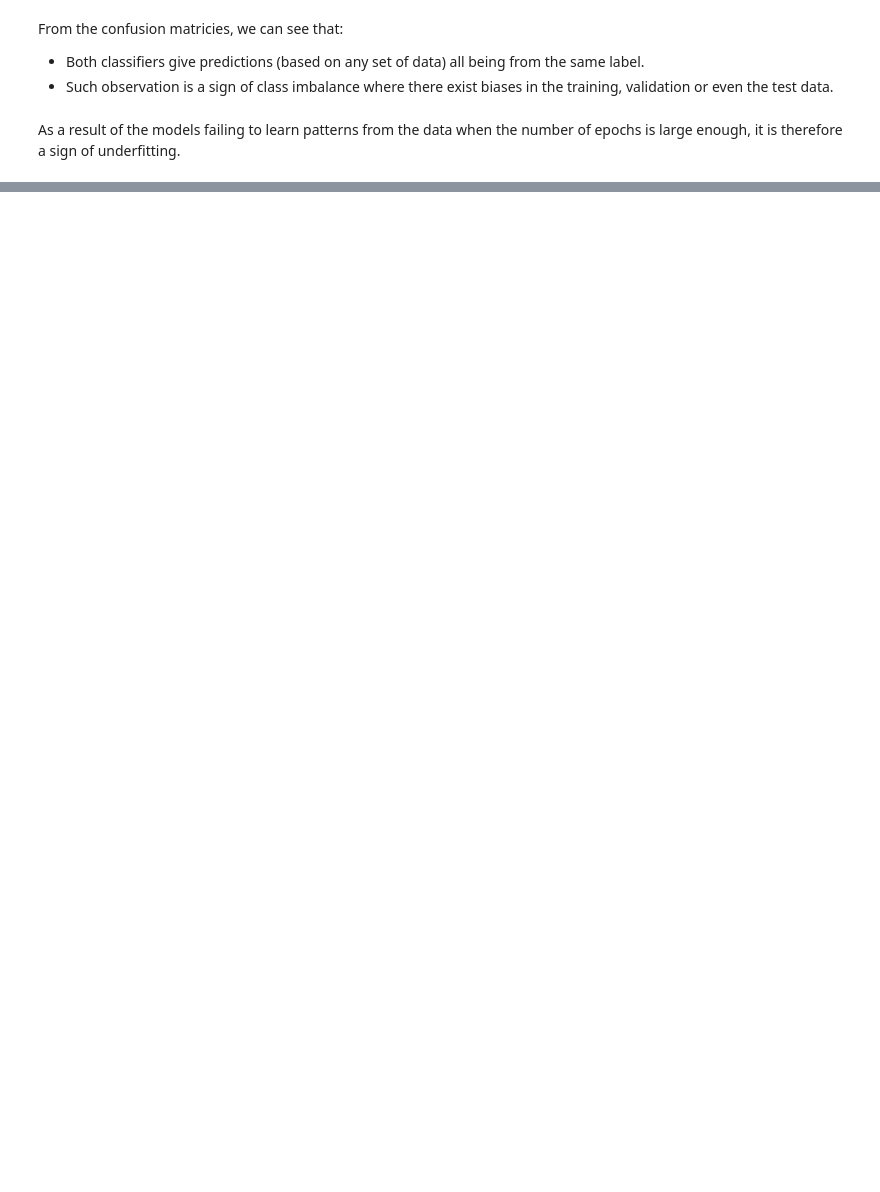
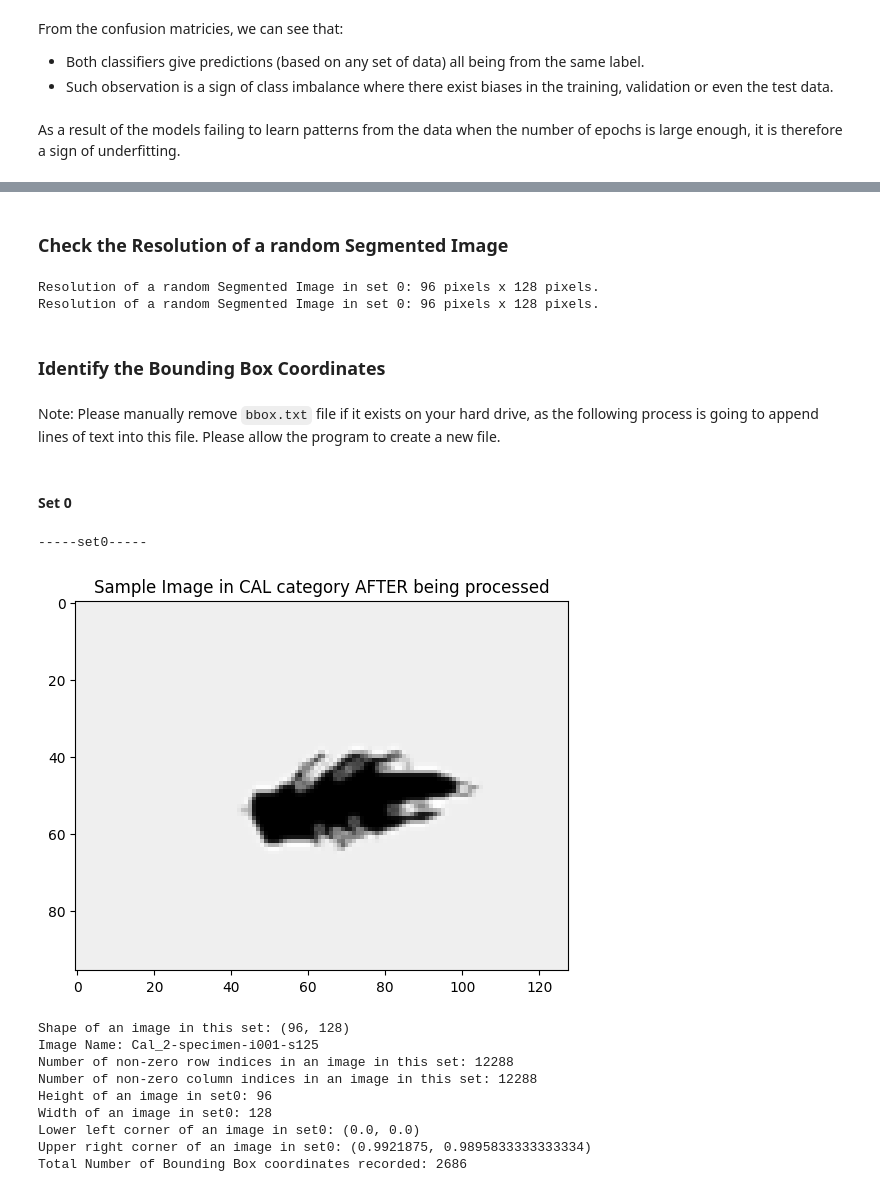
Before and after one commit to kmock930/Multi-Category-Image-Modelling-Transfer-Learning, a Jupyter notebook: CSI5341 Assignment 3 - Kelvin Mock 300453668.ipynb, the cells around one changed output, grey strips where cells are left out. Saved outputs shown, nothing was run; the diff lists cells and outputs as text; code cells hidden in the pictures; blank space fills up the shorter version.

```diff
--- a/CSI5341 Assignment 3 - Kelvin Mock 300453668.ipynb
+++ b/CSI5341 Assignment 3 - Kelvin Mock 300453668.ipynb
@@ -517,0 +536,10 @@ As a result of the models failing to learn patterns from the data when the numbe
+# %%
+images_set0, y_set0 = load_images(constants.SEGMENTATION, constants.set0);
+X_seg_train, X_seg_validation, y_seg_train, y_seg_validation = dataSplit(images_set0, y_set0);
+# inspect the data
+print(f"Total number of samples in the segmented training set: {len(X_seg_train)}");
+print(f"Total number of labels in the segmented training set: {len(y_seg_train)}");
+print(f"Unique labels in the segmented training set: {np.unique(y_seg_train)}");
+print(f"Total number of samples in the segmented validation set: {len(X_seg_validation)}");
+print(f"Total number of labels in the segmented validation set: {len(y_seg_validation)}");
+print(f"Unique labels in the segmented validation set: {np.unique(y_seg_validation)}");
@@ -517,0 +600,42 @@ As a result of the models failing to learn patterns from the data when the numbe
+# %% [markdown]
+### Check the Resolution of a random Segmented Image
+# %%
+# set 0
+randInd: int = random.randint(0, len(images_set0) - 1);
+randImg = images_set0[randInd];
+print(f"Resolution of a random Segmented Image in set 0: {randImg.shape[0]} pixels x {randImg.shape[1]} pixels.");
+# set 1
+randInd: int = random.randint(0, len(X_seg_test) - 1);
+randImg = X_seg_test[randInd];
+print(f"Resolution of a random Segmented Image in set 0: {randImg.shape[0]} pixels x {randImg.shape[1]} pixels.");
+# %% [output]
+Resolution of a random Segmented Image in set 0: 96 pixels x 128 pixels.
+Resolution of a random Segmented Image in set 0: 96 pixels x 128 pixels.
+# %% [markdown]
+### Identify the Bounding Box Coordinates
+# %% [markdown]
+Note: Please manually remove `bbox.txt` file if it exists on your hard drive, as the following process is going to append lines of text into this file. Please allow the program to create a new file.
+# %% [markdown]
+#### Set 0
+# %%
+file_set0 = open("segmentation-set0-image-paths.txt", "r");
+bbox_set0 = saveBBoxCoordinates(
+    images_set=images_set0,
+    y_images_set=y_set0,
+    img_paths=file_set0.read(),
+    setName=constants.set0
+);
+file_set0.close();
+print(f"Total Number of Bounding Box coordinates recorded: {len(bbox_set0)}");
+# %% [output]
+-----set0-----
+[figure, added]
+Shape of an image in this set: (96, 128)
+Image Name: Cal_2-specimen-i001-s125
+Number of non-zero row indices in an image in this set: 12288
+Number of non-zero column indices in an image in this set: 12288
+Height of an image in set0: 96
+Width of an image in set0: 128
+Lower left corner of an image in set0: (0.0, 0.0)
+Upper right corner of an image in set0: (0.9921875, 0.9895833333333334)
+Total Number of Bounding Box coordinates recorded: 2686
```
Also changed, not shown: parts of 25 cells of this notebook, 2 other files.
